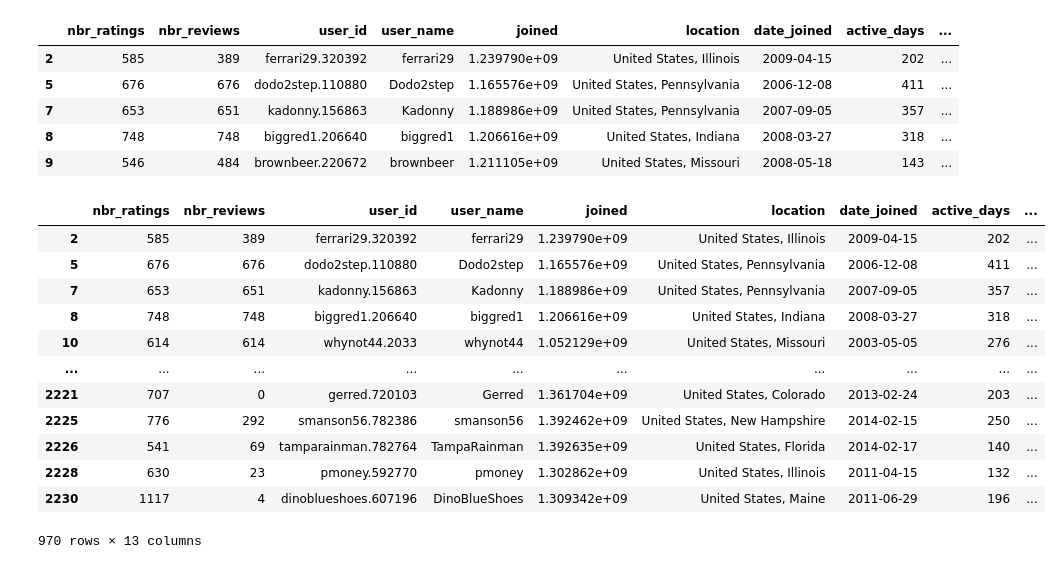
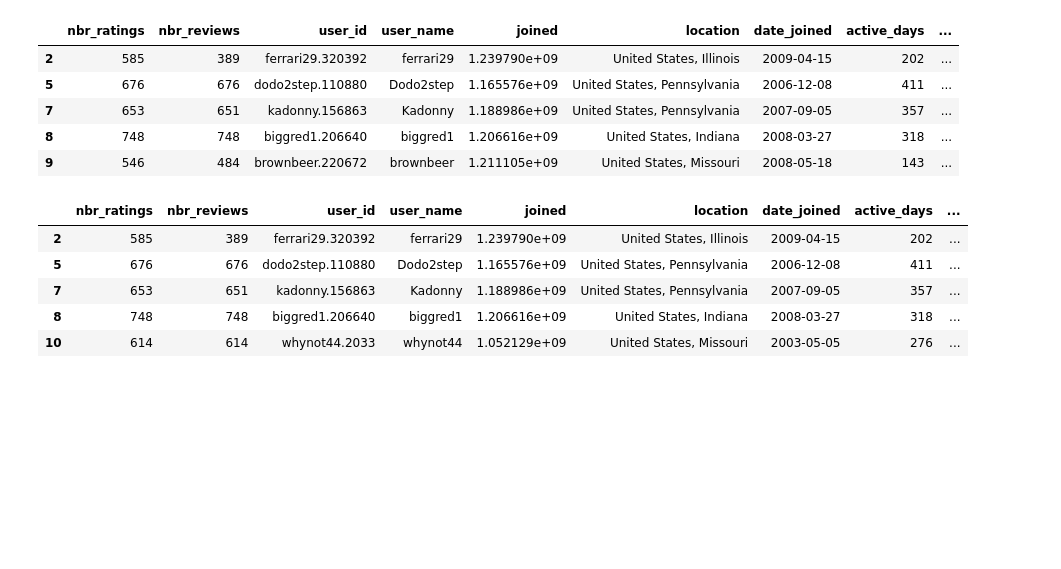
Before and after one commit to epfl-ada/ada-2022-project-radar, a Jupyter notebook: m3_clean.ipynb, the cells around one changed output. Drawn from its saved outputs; the diff is of its cells as text; code cells hidden in the pictures; blank space fills up the shorter version.

```diff
--- a/m3_clean.ipynb
+++ b/m3_clean.ipynb
@@ -382,19 +382,12 @@ df_valid_users = df_valid_users[(df_valid_users['450'] < max_time_to_rate)]
 valid_usernames = set(df_valid_users['user_name'])
 df_valid_ratings = df_us_ratings[df_us_ratings['user_name'].isin(valid_usernames)]
 # %%
-df_valid_users
+df_valid_users.head(5)
 # %% [output]
 |  | nbr_ratings | nbr_reviews | user_id | user_name | joined | location | date_joined | active_days | ... |
 | 2 | 585 | 389 | ferrari29.320392 | ferrari29 | 1.239790e+09 | United States, Illinois | 2009-04-15 | 202 | ... |
 | 5 | 676 | 676 | dodo2step.110880 | Dodo2step | 1.165576e+09 | United States, Pennsylvania | 2006-12-08 | 411 | ... |
 | 7 | 653 | 651 | kadonny.156863 | Kadonny | 1.188986e+09 | United States, Pennsylvania | 2007-09-05 | 357 | ... |
 | 8 | 748 | 748 | biggred1.206640 | biggred1 | 1.206616e+09 | United States, Indiana | 2008-03-27 | 318 | ... |
 | 10 | 614 | 614 | whynot44.2033 | whynot44 | 1.052129e+09 | United States, Missouri | 2003-05-05 | 276 | ... |
-| ... | ... | ... | ... | ... | ... | ... | ... | ... | ... |
-| 2221 | 707 | 0 | gerred.720103 | Gerred | 1.361704e+09 | United States, Colorado | 2013-02-24 | 203 | ... |
-| 2225 | 776 | 292 | smanson56.782386 | smanson56 | 1.392462e+09 | United States, New Hampshire | 2014-02-15 | 250 | ... |
-| 2226 | 541 | 69 | tamparainman.782764 | TampaRainman | 1.392635e+09 | United States, Florida | 2014-02-17 | 140 | ... |
-| 2228 | 630 | 23 | pmoney.592770 | pmoney | 1.302862e+09 | United States, Illinois | 2011-04-15 | 132 | ... |
-| 2230 | 1117 | 4 | dinoblueshoes.607196 | DinoBlueShoes | 1.309342e+09 | United States, Maine | 2011-06-29 | 196 | ... |
-970 rows × 13 columns
 # %%
```
Also changed, not shown: parts of 14 cells of this notebook, 5 other files.
